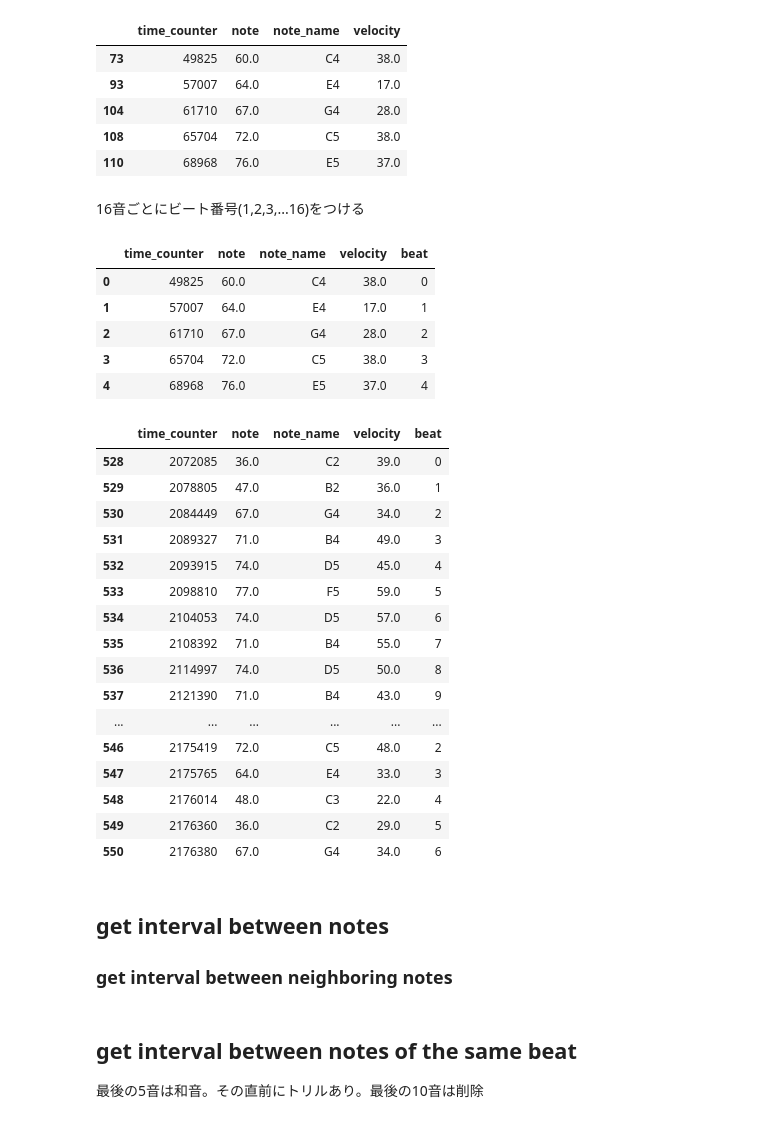
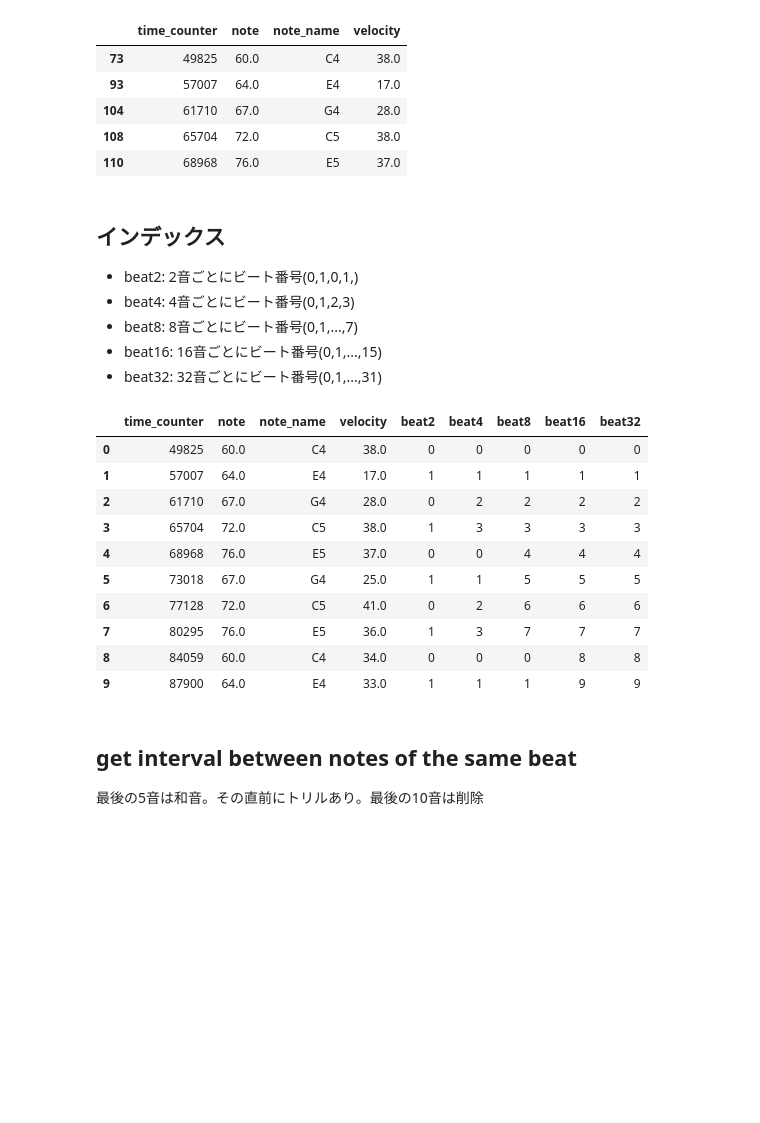
Before and after one commit to jnishii/midi-roll, a Jupyter notebook: midi_analysis.ipynb, the cells around one changed output. Saved outputs shown, nothing was run; the diff lists cells and outputs as text; code cells hidden in the pictures; blank space fills up the shorter version.

```diff
--- a/midi_analysis.ipynb
+++ b/midi_analysis.ipynb
@@ -47,6 +47,9 @@ df.loc[ (df["type"] == "note_on") & (df["velocity"] == 0), 'type'] = 'note_off'
 # extract note_on
 note_on=df[df['type']=='note_on'][['time_counter','note','note_name','velocity']]
 
+#最後の5音は和音。その直前にトリルあり。最後の10音は削除
+note_on=note_on[:-10]
+
 #note_on=note_on.reindex(index=range(len(note_on)))
 display(note_on[:5])
 # %% [output]
@@ -59,37 +62,30 @@ Name: type, dtype: object
 | 108 | 65704 | 72.0 | C5 | 38.0 |
 | 110 | 68968 | 76.0 | E5 | 37.0 |
 # %% [markdown]
-16音ごとにビート番号(1,2,3,...16)をつける
+## インデックス
+
+- beat2: 2音ごとにビート番号(0,1,0,1,)
+- beat4: 4音ごとにビート番号(0,1,2,3)
+- beat8: 8音ごとにビート番号(0,1,...,7)
+- beat16: 16音ごとにビート番号(0,1,...,15)
+- beat32: 32音ごとにビート番号(0,1,...,31)
 # %%
 note_on.index=range(len(note_on))
 
-note_on["beat"]=note_on.index%16
-display(note_on[:5])
-display(note_on[16*33:])
+for i in range(1,6):
+    k=2**i
+    note_on["beat"+str(k)]=note_on.index%k
+
+display(note_on[:10])
 # %% [output]
-|  | time_counter | note | note_name | velocity | beat |
-| 0 | 49825 | 60.0 | C4 | 38.0 | 0 |
-| 1 | 57007 | 64.0 | E4 | 17.0 | 1 |
-| 2 | 61710 | 67.0 | G4 | 28.0 | 2 |
-| 3 | 65704 | 72.0 | C5 | 38.0 | 3 |
-| 4 | 68968 | 76.0 | E5 | 37.0 | 4 |
+|  | time_counter | note | note_name | velocity | beat2 | beat4 | beat8 | beat16 | beat32 |
+| 0 | 49825 | 60.0 | C4 | 38.0 | 0 | 0 | 0 | 0 | 0 |
+| 1 | 57007 | 64.0 | E4 | 17.0 | 1 | 1 | 1 | 1 | 1 |
+| 2 | 61710 | 67.0 | G4 | 28.0 | 0 | 2 | 2 | 2 | 2 |
+| 3 | 65704 | 72.0 | C5 | 38.0 | 1 | 3 | 3 | 3 | 3 |
+| 4 | 68968 | 76.0 | E5 | 37.0 | 0 | 0 | 4 | 4 | 4 |
+| 5 | 73018 | 67.0 | G4 | 25.0 | 1 | 1 | 5 | 5 | 5 |
+| 6 | 77128 | 72.0 | C5 | 41.0 | 0 | 2 | 6 | 6 | 6 |
+| 7 | 80295 | 76.0 | E5 | 36.0 | 1 | 3 | 7 | 7 | 7 |
+| 8 | 84059 | 60.0 | C4 | 34.0 | 0 | 0 | 0 | 8 | 8 |
+| 9 | 87900 | 64.0 | E4 | 33.0 | 1 | 1 | 1 | 9 | 9 |
-|  | time_counter | note | note_name | velocity | beat |
-| 528 | 2072085 | 36.0 | C2 | 39.0 | 0 |
-| 529 | 2078805 | 47.0 | B2 | 36.0 | 1 |
-| 530 | 2084449 | 67.0 | G4 | 34.0 | 2 |
-| 531 | 2089327 | 71.0 | B4 | 49.0 | 3 |
-| 532 | 2093915 | 74.0 | D5 | 45.0 | 4 |
-| 533 | 2098810 | 77.0 | F5 | 59.0 | 5 |
-| 534 | 2104053 | 74.0 | D5 | 57.0 | 6 |
-| 535 | 2108392 | 71.0 | B4 | 55.0 | 7 |
-| 536 | 2114997 | 74.0 | D5 | 50.0 | 8 |
-| 537 | 2121390 | 71.0 | B4 | 43.0 | 9 |
-| ... | ... | ... | ... | ... | ... |
-| 546 | 2175419 | 72.0 | C5 | 48.0 | 2 |
-| 547 | 2175765 | 64.0 | E4 | 33.0 | 3 |
-| 548 | 2176014 | 48.0 | C3 | 22.0 | 4 |
-| 549 | 2176360 | 36.0 | C2 | 29.0 | 5 |
-| 550 | 2176380 | 67.0 | G4 | 34.0 | 6 |
-# %% [markdown]
-## get interval between notes
-### get interval between neighboring notes
```
Also changed, not shown: parts of 5 cells of this notebook, 1 other file.
